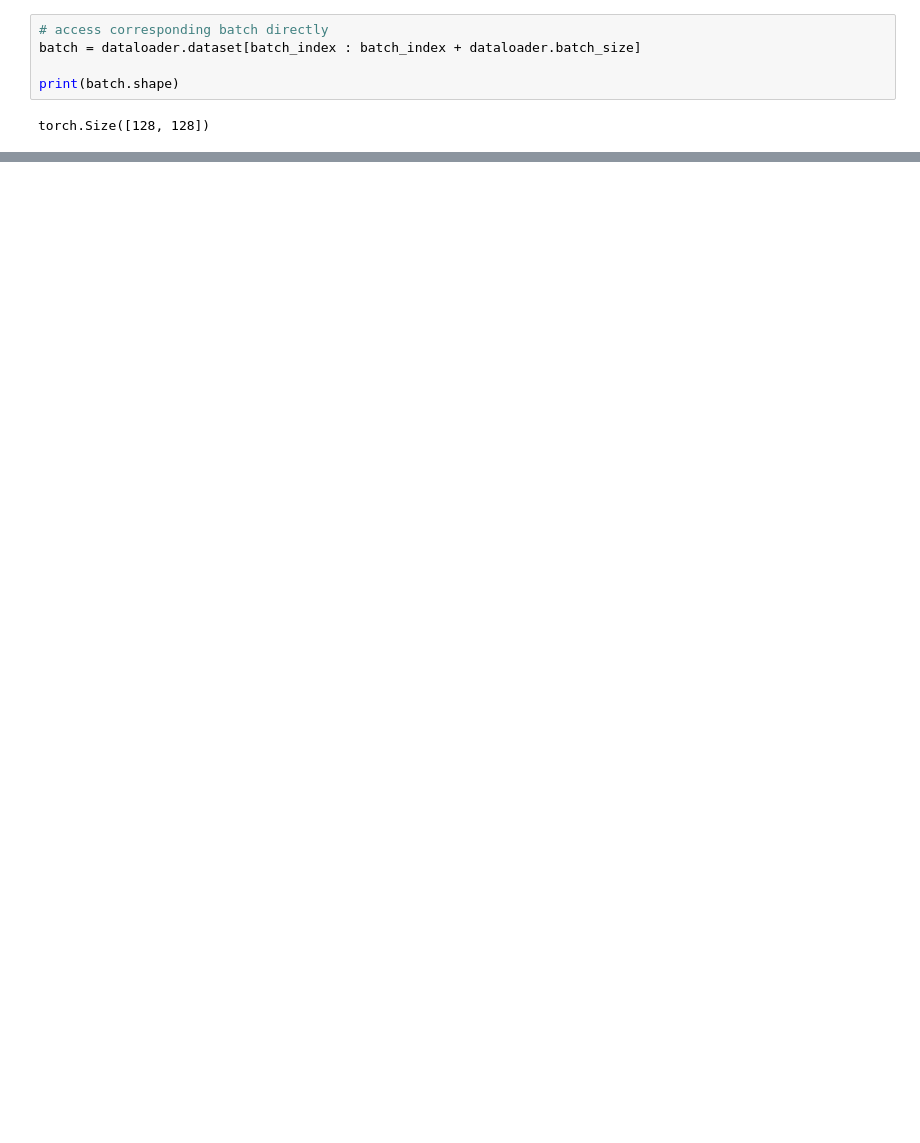
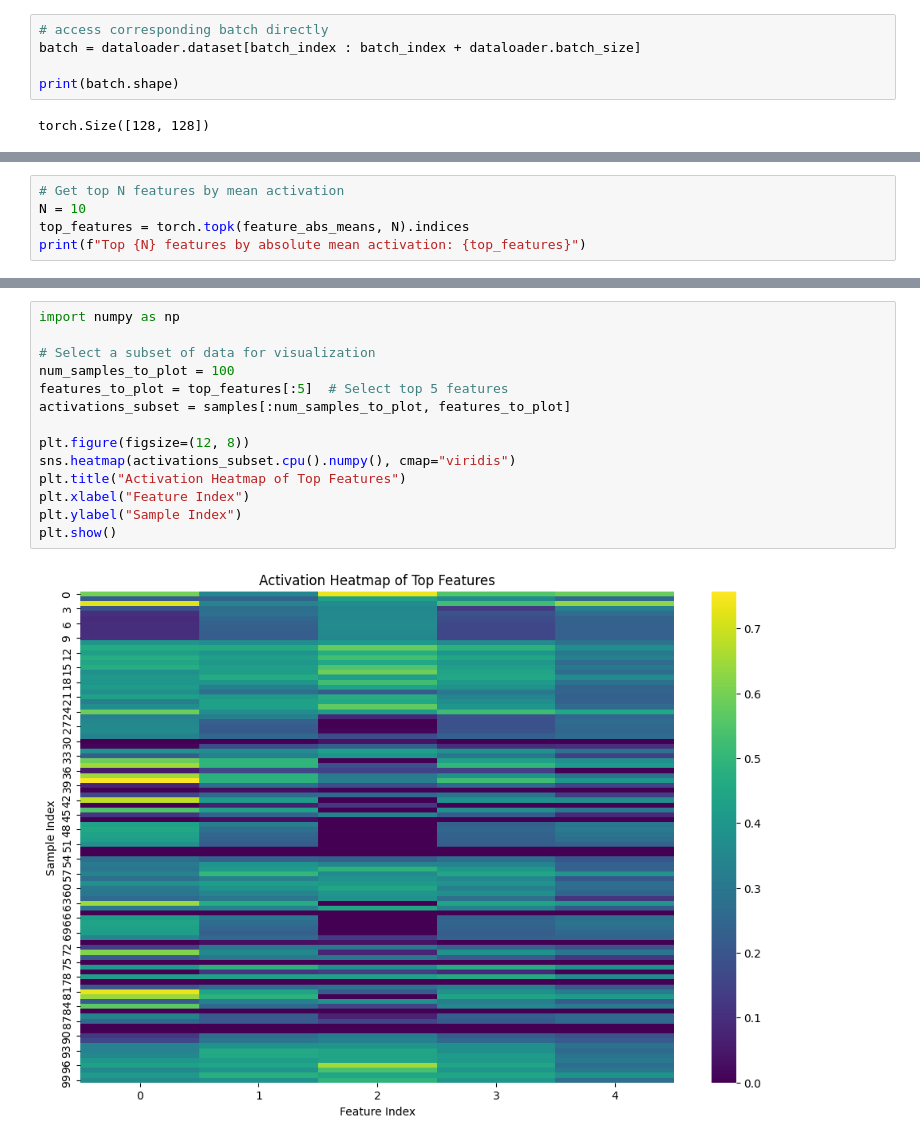
Before and after one commit to b-schoen/minTranscoder, a Jupyter notebook: minTranscoders_explore.ipynb, the cells around one changed output, grey strips where cells are left out. Cells and saved outputs as stored; diff of their text form; blank space fills up the shorter version.

```diff
--- a/minTranscoders_explore.ipynb
+++ b/minTranscoders_explore.ipynb
@@ -749,0 +933,5 @@ torch.Size([156, 64, 128])
+# %%
+# Get top N features by mean activation
+N = 10
+top_features = torch.topk(feature_abs_means, N).indices
+print(f"Top {N} features by absolute mean activation: {top_features}")
@@ -749,0 +999,16 @@ torch.Size([156, 64, 128])
+# %%
+import numpy as np
+
+# Select a subset of data for visualization
+num_samples_to_plot = 100
+features_to_plot = top_features[:5]  # Select top 5 features
+activations_subset = samples[:num_samples_to_plot, features_to_plot]
+
+plt.figure(figsize=(12, 8))
+sns.heatmap(activations_subset.cpu().numpy(), cmap="viridis")
+plt.title("Activation Heatmap of Top Features")
+plt.xlabel("Feature Index")
+plt.ylabel("Sample Index")
+plt.show()
+# %% [output]
+[figure, added]
```
Also changed, not shown: parts of 27 cells of this notebook.
